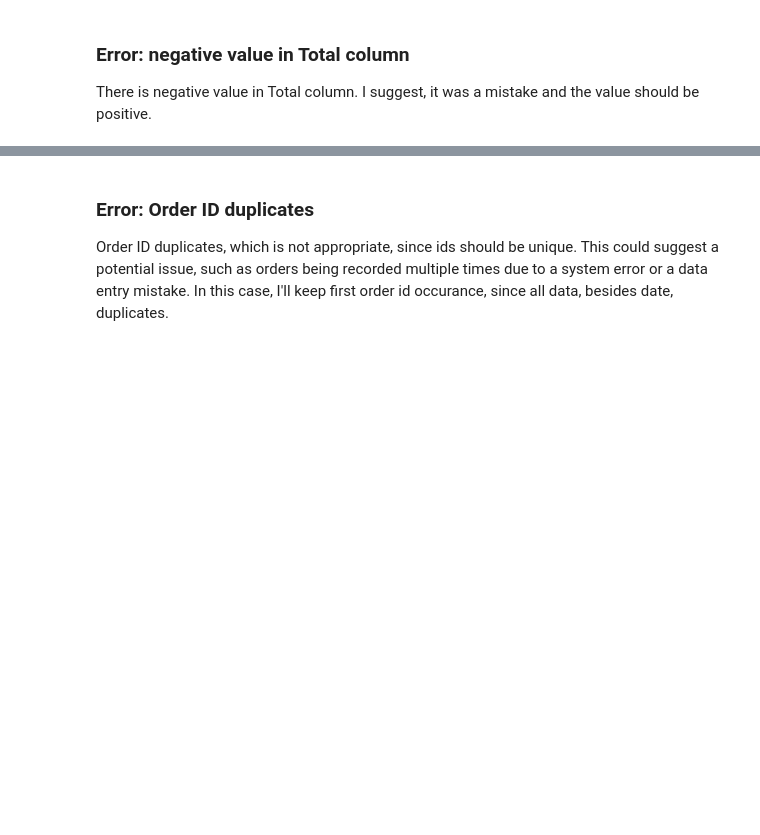
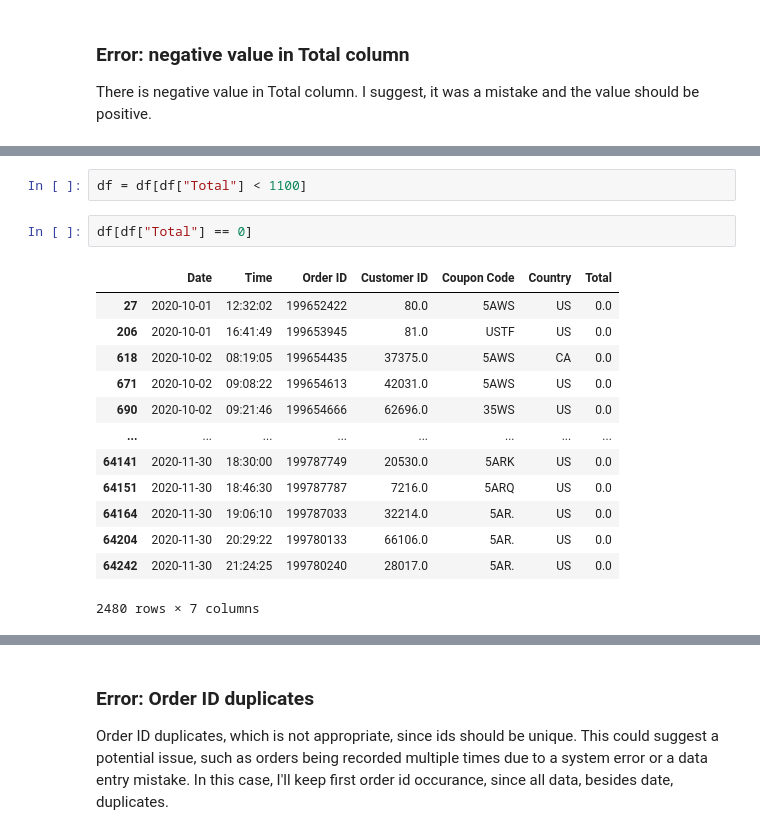
Before and after one commit to LiudmylaKulinchenko/marketing-data-analysis, a Jupyter notebook: notebooks/marketing_data_analysis.ipynb, the cells around one changed output, grey strips where cells are left out. Drawn from its saved outputs; the diff is of its cells as text; blank space fills up the shorter version.

```diff
--- a/notebooks/marketing_data_analysis.ipynb
+++ b/notebooks/marketing_data_analysis.ipynb
@@ -85,0 +126,18 @@ df.describe()
+# %%
+df = df[df["Total"] < 1100]
+# %%
+df[df["Total"] == 0]
+# %% [output]
+|  | Date | Time | Order ID | Customer ID | Coupon Code | Country | Total |
+| 27 | 2020-10-01 | 12:32:02 | 199652422 | 80.0 | 5AWS | US | 0.0 |
+| 206 | 2020-10-01 | 16:41:49 | 199653945 | 81.0 | USTF | US | 0.0 |
+| 618 | 2020-10-02 | 08:19:05 | 199654435 | 37375.0 | 5AWS | CA | 0.0 |
+| 671 | 2020-10-02 | 09:08:22 | 199654613 | 42031.0 | 5AWS | US | 0.0 |
+| 690 | 2020-10-02 | 09:21:46 | 199654666 | 62696.0 | 35WS | US | 0.0 |
+| ... | ... | ... | ... | ... | ... | ... | ... |
+| 64141 | 2020-11-30 | 18:30:00 | 199787749 | 20530.0 | 5ARK | US | 0.0 |
+| 64151 | 2020-11-30 | 18:46:30 | 199787787 | 7216.0 | 5ARQ | US | 0.0 |
+| 64164 | 2020-11-30 | 19:06:10 | 199787033 | 32214.0 | 5AR. | US | 0.0 |
+| 64204 | 2020-11-30 | 20:29:22 | 199780133 | 66106.0 | 5AR. | US | 0.0 |
+| 64242 | 2020-11-30 | 21:24:25 | 199780240 | 28017.0 | 5AR. | US | 0.0 |
+2480 rows × 7 columns
```
Also changed, not shown: parts of 39 cells of this notebook, 2 other files.
